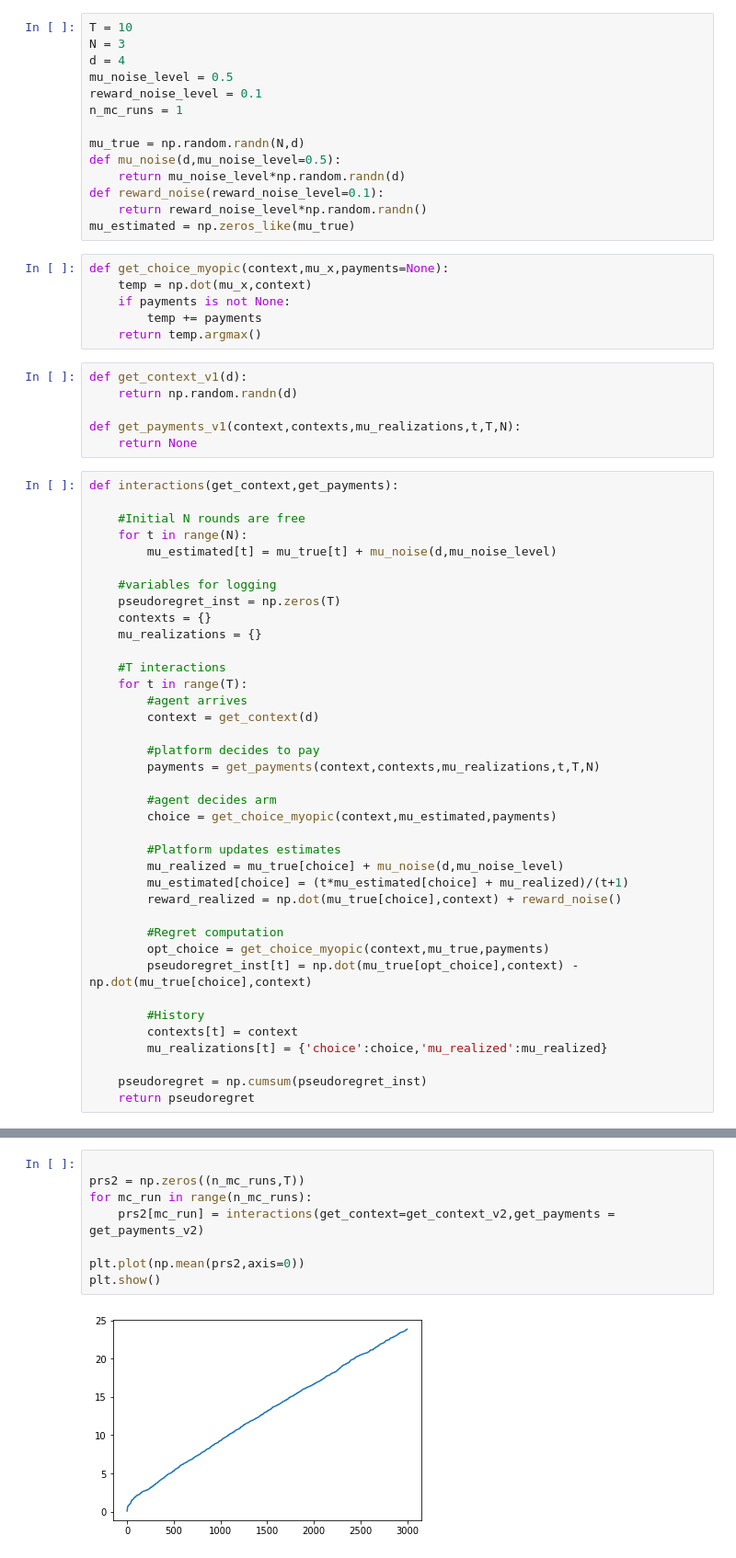
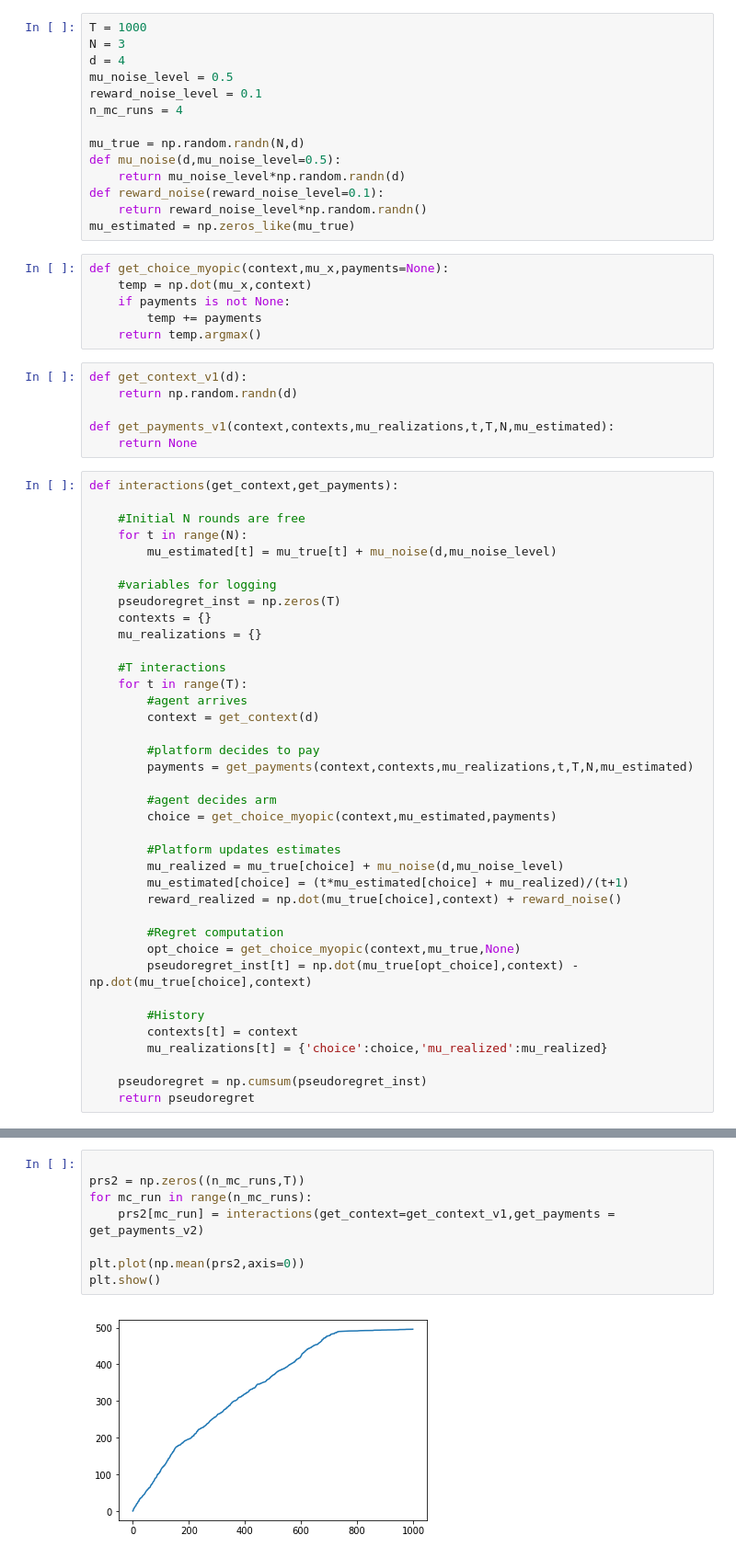
Before and after one commit to thejat/Pay2Explore, a Jupyter notebook: experiments.ipynb, the cells around one changed output, grey strips where cells are left out. Shown at 92% size. Saved outputs shown, nothing was run; the diff lists cells and outputs as text.

Commit message:
trying different context generators

```diff
--- a/experiments.ipynb
+++ b/experiments.ipynb
@@ -5,12 +5,12 @@ import numpy as np
 from functools import partial
 np.random.seed(0)
 # %%
-T = 10
+T = 1000
 N = 3
 d = 4
 mu_noise_level = 0.5
 reward_noise_level = 0.1
-n_mc_runs = 1
+n_mc_runs = 4
 
 mu_true = np.random.randn(N,d)
 def mu_noise(d,mu_noise_level=0.5):
@@ -28,7 +28,7 @@ def get_choice_myopic(context,mu_x,payments=None):
 def get_context_v1(d):
     return np.random.randn(d)
 
-def get_payments_v1(context,contexts,mu_realizations,t,T,N):
+def get_payments_v1(context,contexts,mu_realizations,t,T,N,mu_estimated):
     return None
 # %%
 def interactions(get_context,get_payments):
@@ -48,7 +48,7 @@ def interactions(get_context,get_payments):
         context = get_context(d)
 
         #platform decides to pay
-        payments = get_payments(context,contexts,mu_realizations,t,T,N)
+        payments = get_payments(context,contexts,mu_realizations,t,T,N,mu_estimated)
 
         #agent decides arm
         choice = get_choice_myopic(context,mu_estimated,payments)
@@ -59,7 +59,7 @@ def interactions(get_context,get_payments):
         reward_realized = np.dot(mu_true[choice],context) + reward_noise()
 
         #Regret computation
-        opt_choice = get_choice_myopic(context,mu_true,payments)
+        opt_choice = get_choice_myopic(context,mu_true,None)
         pseudoregret_inst[t] = np.dot(mu_true[opt_choice],context) - np.dot(mu_true[choice],context)
 
         #History
@@ -100,10 +137,10 @@ def get_payments_v2(context,contexts,mu_realizations,t,T,N):
 # %%
 
 prs2 = np.zeros((n_mc_runs,T))
 for mc_run in range(n_mc_runs):
-    prs2[mc_run] = interactions(get_context=get_context_v2,get_payments = get_payments_v2)
+    prs2[mc_run] = interactions(get_context=get_context_v1,get_payments = get_payments_v2)
 
 plt.plot(np.mean(prs2,axis=0))
 plt.show()
 # %% [output]
-[figure, old version]
+[figure, new version]
```
Also changed, not shown: parts of 5 cells of this notebook.
